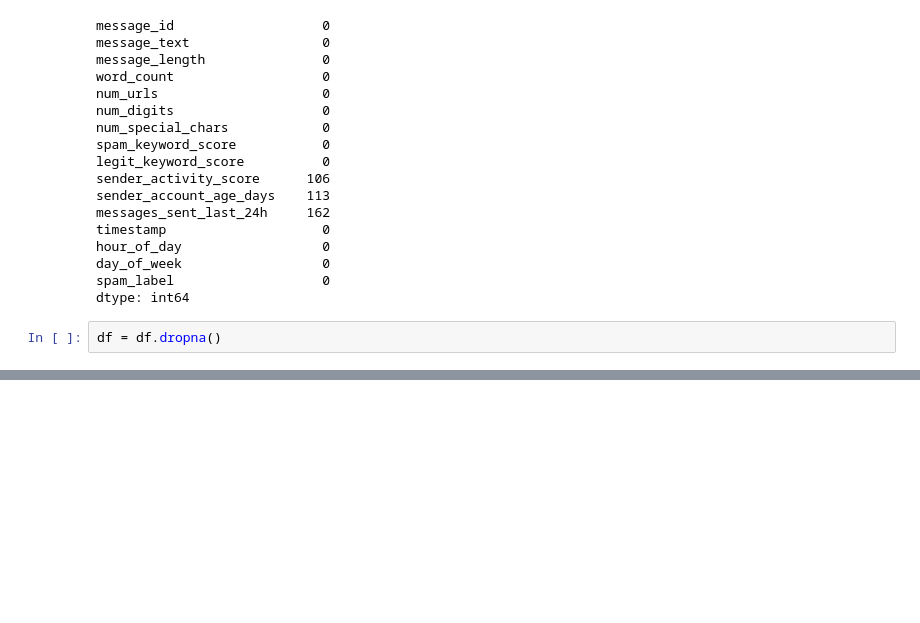
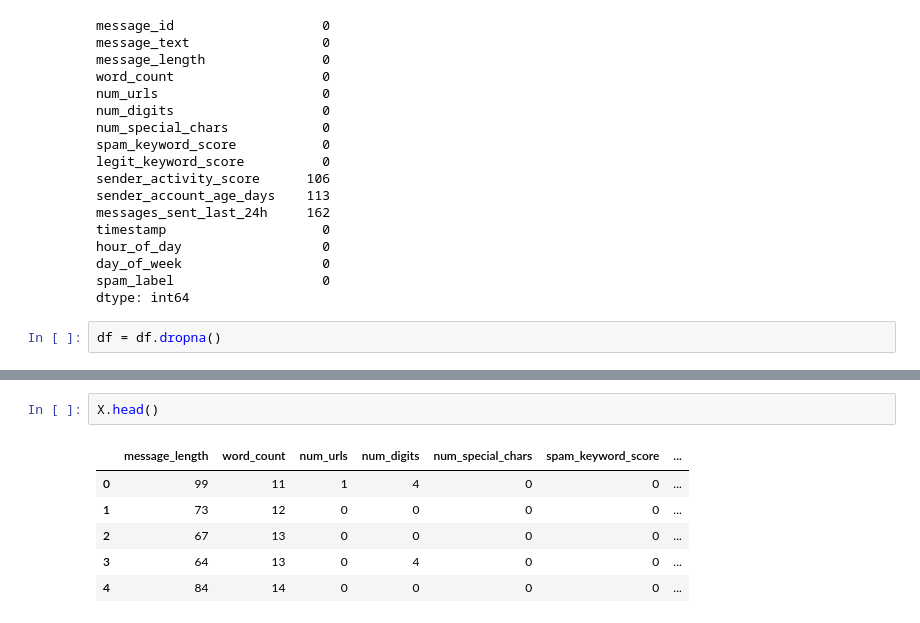
Before and after one commit to Parth-M-M/Rnw, a Jupyter notebook: algorithms/Superviced learning/pr4/pr4.ipynb, the cells around one changed output, grey strips where cells are left out. Drawn from its saved outputs; the diff is of its cells as text; blank space fills up the shorter version.

```diff
--- a/algorithms/Superviced learning/pr4/pr4.ipynb
+++ b/algorithms/Superviced learning/pr4/pr4.ipynb
@@ -241,0 +92,9 @@ plt.show()
+# %%
+X.head()
+# %% [output]
+|  | message_length | word_count | num_urls | num_digits | num_special_chars | spam_keyword_score | ... |
+| 0 | 99 | 11 | 1 | 4 | 0 | 0 | ... |
+| 1 | 73 | 12 | 0 | 0 | 0 | 0 | ... |
+| 2 | 67 | 13 | 0 | 0 | 0 | 0 | ... |
+| 3 | 64 | 13 | 0 | 4 | 0 | 0 | ... |
+| 4 | 84 | 14 | 0 | 0 | 0 | 0 | ... |
```
Also changed, not shown: parts of 49 cells of this notebook, 2 other files.
